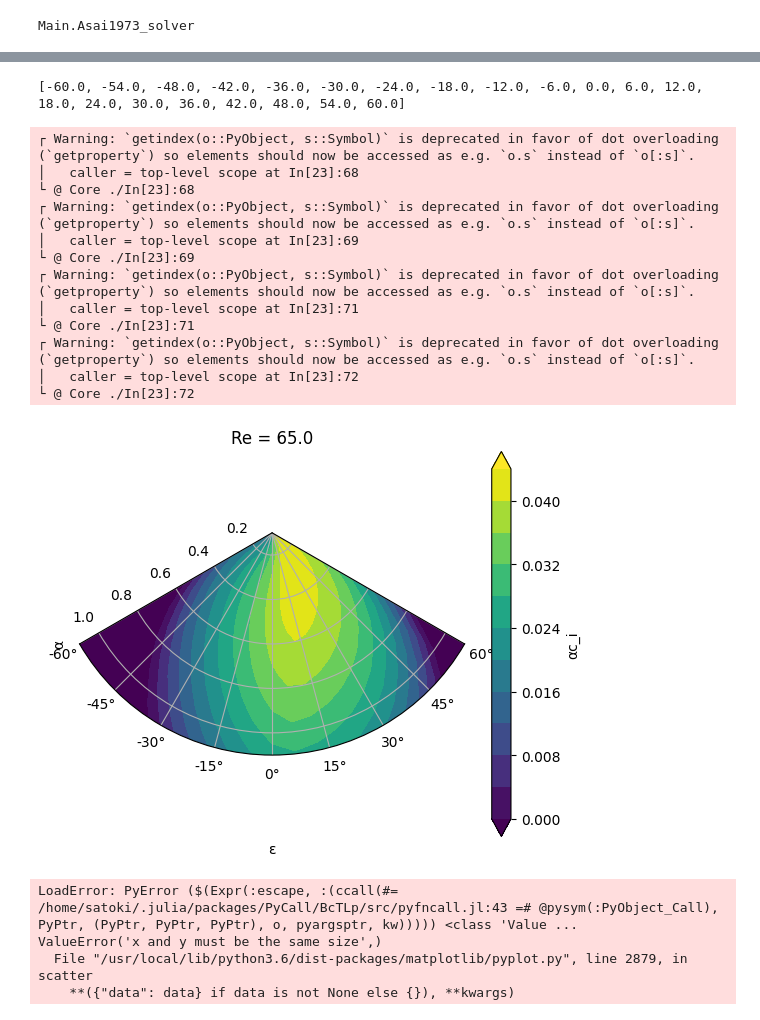
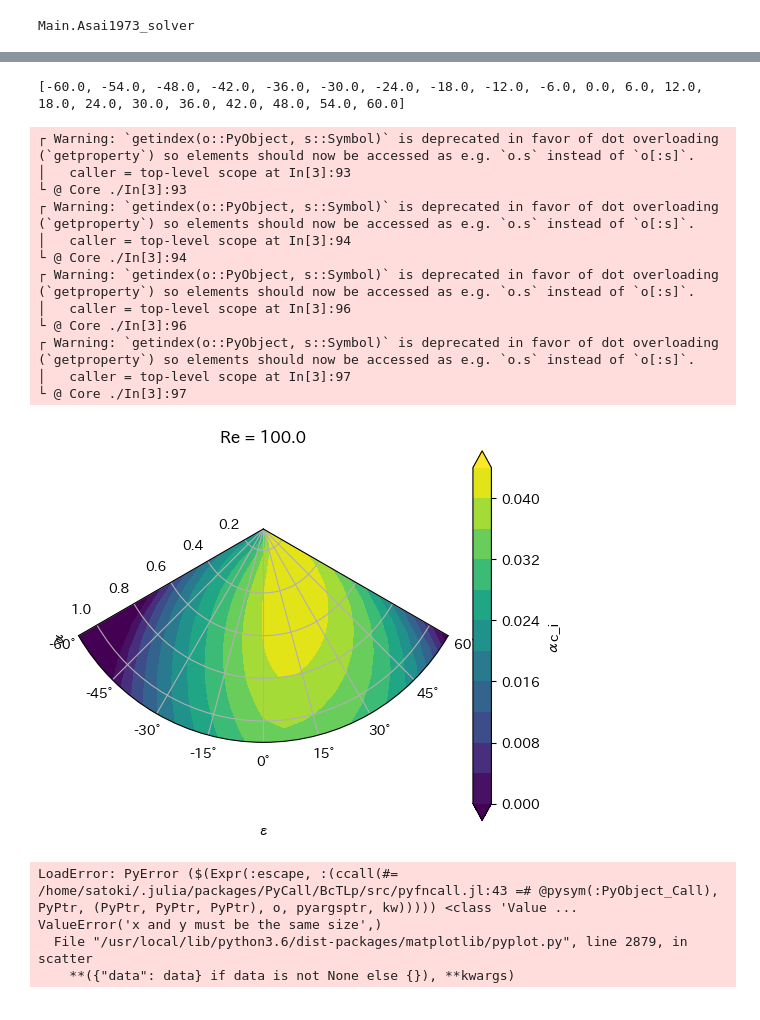
Before and after one commit to tomonori-93/julia, a Jupyter notebook: Lilly1966/Asai73OSE_solver_Chebyshev_v1.6.ipynb, the cells around one changed output, grey strips where cells are left out. Cells and saved outputs as stored; diff of their text form; code cells hidden in the pictures.

```diff
--- a/Lilly1966/Asai73OSE_solver_Chebyshev_v1.6.ipynb
+++ b/Lilly1966/Asai73OSE_solver_Chebyshev_v1.6.ipynb
@@ -494,13 +494,13 @@ using OffsetArrays
 #-- Drawing parameters
 nk = 20   # wavenumber interval in y
 ne = 20   # angle interval [wavenumber in x: kx = ky * tan(-ε))]
-nr = 5  # Reinolds number interval
+nr = 1  # Reinolds number interval
 ky_min = 0.1
 ky_max = 1.1
 ε_min = -60.0
 ε_max = 60.0
-Re_min = 55.0  # specified below
-Re_max = 500.0  # specified below
+Re_min = 100.0  # specified below
+Re_max = 100.0  # specified below
 N = 200  # truncating wavenumber for Chebyshev
 Ncal = N + 1
 z_top = 40.0  # Top height in vertical
@@ -510,9 +510,10 @@ d2r = π / 180.0
 ε = [ε_min+(ε_max-ε_min)*((i-1.0)/ne) for i in 1:ne+1]
 ky = [ky_min+(ky_max-ky_min)*((i-1.0)/nk) for i in 1:nk+1]
 #Re = [Re_min+(Re_max-Re_min)*((i-1.0)/nr) for i in 1:nr+1]
-Re = [55.0; 65.0; 100.0; 200.0]
-Ri = [1.0; 1.0; 1.0; 1.0]
-Pr = [1.0; 1.0; 1.0; 1.0]
+#Re = [1.0; 5.0; 10.0; 25.0; 50.0]
+Re = [100.0]
+Ri = [1.0]
+Pr = [1.0]
 
 #println(α[1:na], ε[1:ne], Re[1:nr], z_top, N)
 #c_full = full_EQ_set( [0.0], [0.3], [100.0], [1.0], [1.0], 40.0, 0.005, N )
@@ -580,6 +581,31 @@ check k-1.9052558883257646, 1.1, 1.1
 #  Plot  #
 ##########
 using PyPlot
+#using NCDatasets
+
+#ds = NCDataset(ofile,"c")
+
+# Define the dimension "lon" and "lat" with the size 100 and 110 resp.
+#defDim(ds,ax_dim[1],nx)
+#defDim(ds,ax_dim[2],ny)
+#defDim(ds,ax_dim[3],nz)
+#defDim(ds,ax_dim[4],1)
+
+#ds.attrib["title"] = "Automatically converted from CReSS simulation"
+#vs = defVar(ds,"ky",Float64,(nk+1,),attrib=Dict("long_name" => "wavenumber for direction normal to geostrophy", "units" => "1"))
+#vs[:] = ky
+#vs = defVar(ds,"eps",Float64,(ne+1,),attrib=Dict("long_name" => "angle for geostrophy", "units" => "degree"))
+#vs[:] = ε
+#vs = defVar(ds,ax_dim[3],Float64,(nr,),attrib=Dict("long_name" => "Reynolds number", "units" => "1"))
+#vs[:] = Re
+
+# Write to the NetCDF data
+#vs = defVar(ds,"cr",Float64,("ky", "eps", "Re"),attrib=Dict("long_name" => "imaginary part of sigma times ky", "units" => "1"))
+#vs .= imag.(c_full)
+#vs = defVar(ds,"cr",Float64,("ky", "eps", "Re"),attrib=Dict("long_name" => "real part of sigma times ky", "units" => "1"))
+#vs .= real.(c_full)
+
+#close(ds)
 
 rc("font", family="IPAPGothic")
 fig = figure("pyplot_majorminor",figsize=(7,5))
@@ -603,7 +629,7 @@ shade_val = reshape(zeros(nx,ny),nx,ny)
 
 println(yax[1,1:ny])
 
-for i in 2:2#div(nr,2)-1:div(nr,2)+1
+for i in 1:nr#div(nr,2)-1:div(nr,2)+1
     cont_val = imag.(c_full[1:nx,1:ny,i])
     for j in 1:ny
         shade_val[1:nx,j] = real.(c_full[1:nx,j,i])
@@ -626,47 +652,48 @@ for i in 2:2#div(nr,2)-1:div(nr,2)+1
 #ax.xaxis.set_tick_params(which="major",length=5,width=2,labelsize=10)
 #ax.xaxis.set_tick_params(which="minor",length=5,width=2)
 
-#fig = plt.figure()
+fig = plt.figure()
 ax = fig.add_subplot(111, projection="polar")
 #ρ = LinRange(0., 7, 200)
 #θ = LinRange(-π/2, π/2, 180)
 #funp(ρ,θ) =  sin(2ρ) * cos(θ)
 #pc = contourf(θ, ρ, funp.(ρ,θ'))
 
 yax[1,1:ny] .= (π/180.0) .* ε[1:ny]
 pc = contourf(yax[1,1:ny], xax[1:nx,1], shade_val, 11, levels=[0.0, 0.004, 0.008, 0.012, 0.016, 0.020, 0.024, 0.028, 0.032, 0.036, 0.040, 0.044], cmap=ColorMap("viridis"), extend="both")
 #pc = contourf(yax[1,1:ny], xax[1:nx,1], shade_val, 8, cmap=ColorMap("viridis"), extend="both")
 #pc = pcolormesh(yax[1,1:ny]', xax[1:nx,1], shade_val')
 #pc = contour(yax[1,1:ne], xax[1:na,1], cont_val)
 cbar = plt.colorbar(pc)
 cbar.set_label("αc_i")
 ax.set_thetamin(-60) # set the limits
 ax.set_thetamax(60)
 ax[:grid](true)
 ax[:set_theta_zero_location]("S")
 plt.title("Re = $(Re[i])")
 ax[:set_xlabel]("ε")
 ax[:set_ylabel]("α")
 fig.canvas.draw() # Update the figure
 gcf() # Needed for IJulia to plot inline
-savefig("test.png")
+#savefig("test.png")
+savefig("Re_$(i).png")
 
 end
 # %% [output]
 [-60.0, -54.0, -48.0, -42.0, -36.0, -30.0, -24.0, -18.0, -12.0, -6.0, 0.0, 6.0, 12.0, 18.0, 24.0, 30.0, 36.0, 42.0, 48.0, 54.0, 60.0]
 ┌ Warning: `getindex(o::PyObject, s::Symbol)` is deprecated in favor of dot overloading (`getproperty`) so elements should now be accessed as e.g. `o.s` instead of `o[:s]`.
-│   caller = top-level scope at In[23]:68
-└ @ Core ./In[23]:68
+│   caller = top-level scope at In[3]:93
+└ @ Core ./In[3]:93
 ┌ Warning: `getindex(o::PyObject, s::Symbol)` is deprecated in favor of dot overloading (`getproperty`) so elements should now be accessed as e.g. `o.s` instead of `o[:s]`.
-│   caller = top-level scope at In[23]:69
-└ @ Core ./In[23]:69
+│   caller = top-level scope at In[3]:94
+└ @ Core ./In[3]:94
 ┌ Warning: `getindex(o::PyObject, s::Symbol)` is deprecated in favor of dot overloading (`getproperty`) so elements should now be accessed as e.g. `o.s` instead of `o[:s]`.
-│   caller = top-level scope at In[23]:71
-└ @ Core ./In[23]:71
+│   caller = top-level scope at In[3]:96
+└ @ Core ./In[3]:96
 ┌ Warning: `getindex(o::PyObject, s::Symbol)` is deprecated in favor of dot overloading (`getproperty`) so elements should now be accessed as e.g. `o.s` instead of `o[:s]`.
-│   caller = top-level scope at In[23]:72
-└ @ Core ./In[23]:72
+│   caller = top-level scope at In[3]:97
+└ @ Core ./In[3]:97
-[figure, old version]
+[figure, new version]
 # %%
 # 基本場のチェビシェフ展開整合性チェック (function basic_flow_P2T)
 # チェビシェフ展開への FFT の利用は石岡 (2004) に従う.
```
Also changed, not shown: parts of 1 cell of this notebook, 1 other file.
